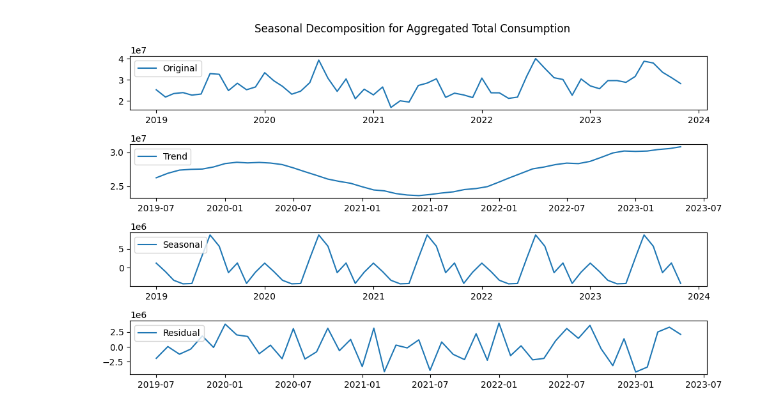
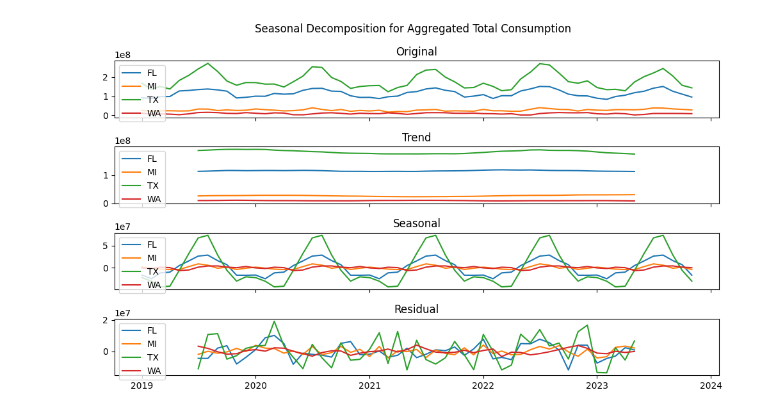
Before and after one commit to nblakkanesser/MADS_Milestone2, a Jupyter notebook: Analysis/Supervised_Analysis.ipynb, the cells around one changed output. Saved outputs shown, nothing was run; the diff lists cells and outputs as text; code cells hidden in the pictures.

```diff
--- a/Analysis/Supervised_Analysis.ipynb
+++ b/Analysis/Supervised_Analysis.ipynb
@@ -34,39 +48,42 @@ data['period'] = pd.to_datetime(data['period'])
 data.sort_values(by='period', inplace=True)
 plant_codes = data['plantCode'].unique()
 data = data[data['period'] >= '2019-01-01']
-# %%
-data['period'] = pd.to_datetime(data['period'])
-
-
-aggregated_data = data.groupby('period')['total-consumption'].sum().reset_index()
-aggregated_data.set_index('period', inplace=True)
-result = seasonal_decompose(aggregated_data['total-consumption'], model='additive', period=12)
-
-
-trend = result.trend
-seasonal = result.seasonal
-residual = result.resid
-
-# Plot the decomposed components for aggregated total consumption
-plt.figure(figsize=(10, 6))
-plt.subplot(4, 1, 1)
-plt.plot(aggregated_data['total-consumption'], label='Original')
-plt.legend(loc='upper left')
-
-plt.subplot(4, 1, 2)
-plt.plot(trend, label='Trend')
-plt.legend(loc='upper left')
-
-plt.subplot(4, 1, 3)
-plt.plot(seasonal, label='Seasonal')
-plt.legend(loc='upper left')
-
-plt.subplot(4, 1, 4)
-plt.plot(residual, label='Residual')
-plt.legend(loc='upper left')
-
-plt.suptitle("Seasonal Decomposition for Aggregated Total Consumption")
-plt.tight_layout()
-plt.show()
-# %% [output]
-[figure, removed]
+# %%
+# Convert 'period' column to datetime
+data['period'] = pd.to_datetime(data['period'])
+
+# Group by 'period' and 'state', then sum 'total-consumption'
+aggregated_data = data.groupby(['period', 'state'])['total-consumption'].sum().unstack().fillna(0)
+
+# Perform seasonal decomposition on each state's total consumption
+results = {}
+for state, consumption in aggregated_data.items():
+    result = seasonal_decompose(consumption, model='additive', period=12)
+    results[state] = result
+
+# Plot the decomposed components for aggregated total consumption of each state
+fig, axs = plt.subplots(4, 1, figsize=(10, 6), sharex=True)
+
+for state, result in results.items():
+    trend = result.trend
+    seasonal = result.seasonal
+    residual = result.resid
+
+    axs[0].plot(aggregated_data.index, aggregated_data[state], label=state)
+    axs[1].plot(trend, label=state)
+    axs[2].plot(seasonal, label=state)
+    axs[3].plot(residual, label=state)
+
+axs[0].set_title("Original")
+axs[1].set_title("Trend")
+axs[2].set_title("Seasonal")
+axs[3].set_title("Residual")
+
+for ax in axs:
+    ax.legend(loc='upper left')
+
+plt.suptitle("Seasonal Decomposition for Aggregated Total Consumption")
+plt.tight_layout()
+plt.show()
+# %% [output]
+[figure, added]
```
Also changed, not shown: parts of 10 cells of this notebook.
